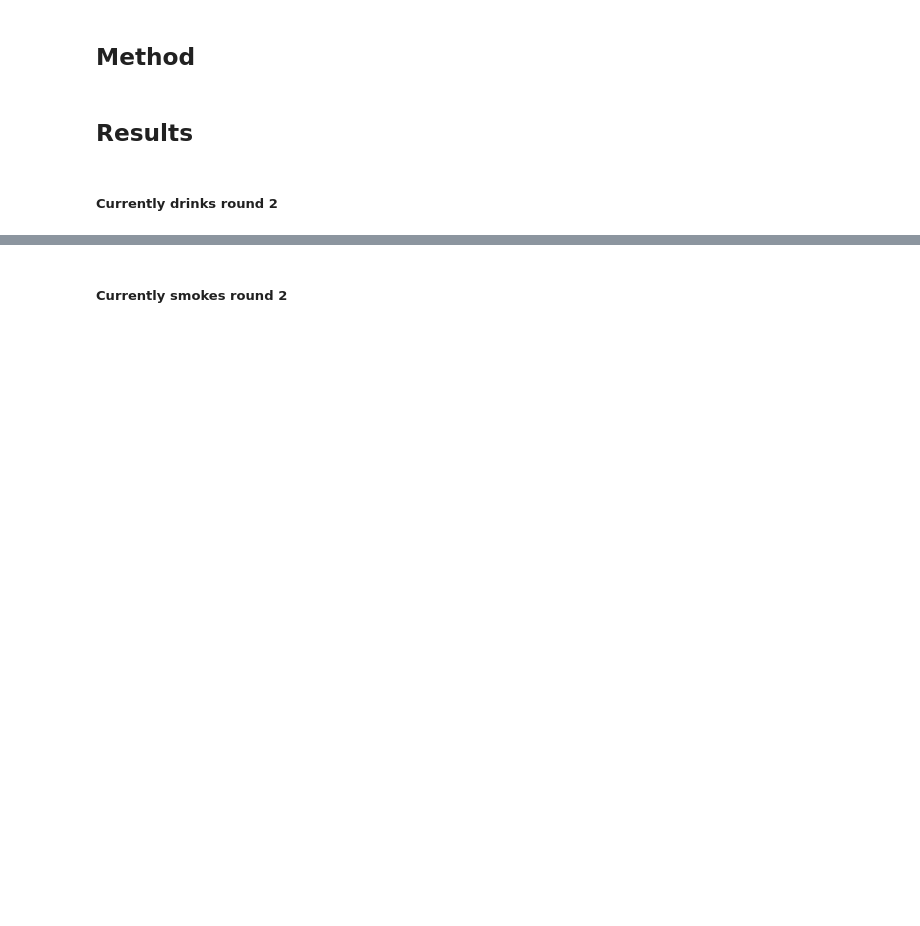
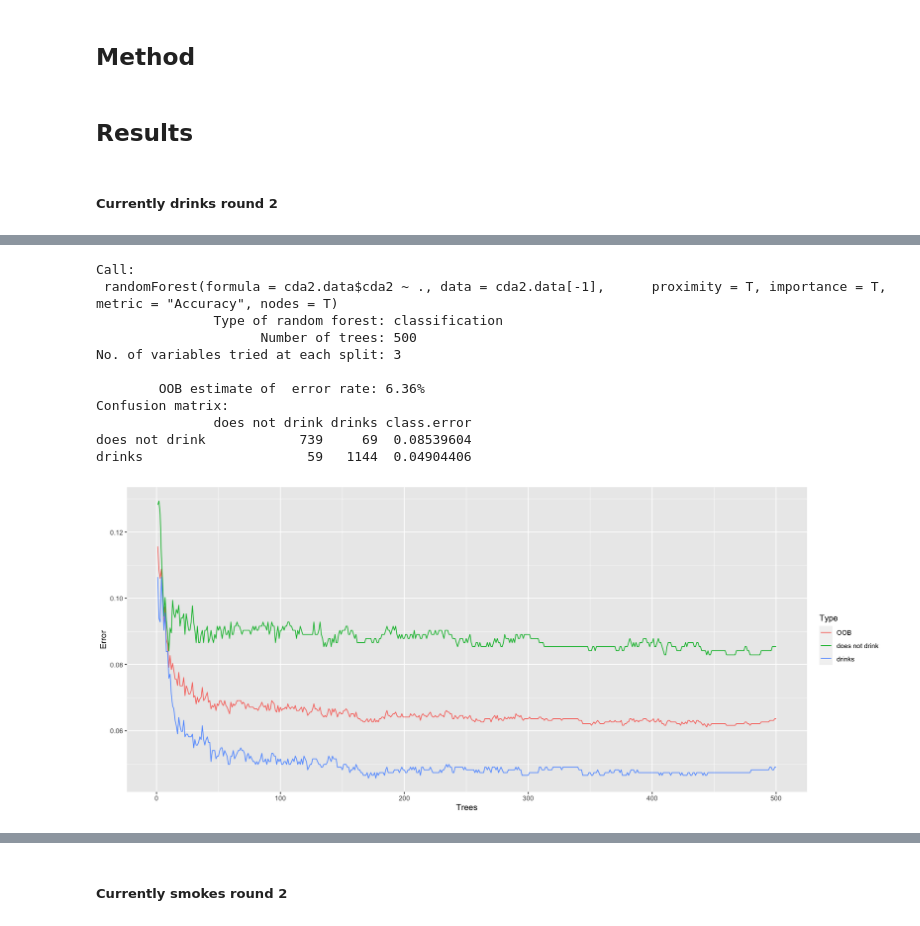
Before and after one commit to azhar27/CompStat, a Jupyter notebook: project.ipynb, the cells around one changed output, grey strips where cells are left out. Saved outputs shown, nothing was run; the diff lists cells and outputs as text; code cells hidden in the pictures; blank space fills up the shorter version.

```diff
--- a/project.ipynb
+++ b/project.ipynb
@@ -116,5 +199,18 @@ Researcher finds that education is associated with a lower likelihood of smoking
 # %%
-source('auxiliary/cda2.R')
+source('auxiliary/cda2.r')
 rf.cda2
 ggplot(data=oob.error.data, aes(x=Trees, y=Error)) + geom_line(aes(color=Type))
-options(repr.plot.width=5, repr.plot.height=3)
+options(repr.plot.width=6, repr.plot.height=3)
+# %% [output]
+Call:
+ randomForest(formula = cda2.data$cda2 ~ ., data = cda2.data[-1],      proximity = T, importance = T, metric = "Accuracy", nodes = T)
+               Type of random forest: classification
+                     Number of trees: 500
+No. of variables tried at each split: 3
+
+        OOB estimate of  error rate: 6.36%
+Confusion matrix:
+               does not drink drinks class.error
+does not drink            739     69  0.08539604
+drinks                     59   1144  0.04904406
+[figure, added]
```
Also changed, not shown: parts of 61 cells of this notebook, 7 other files.
